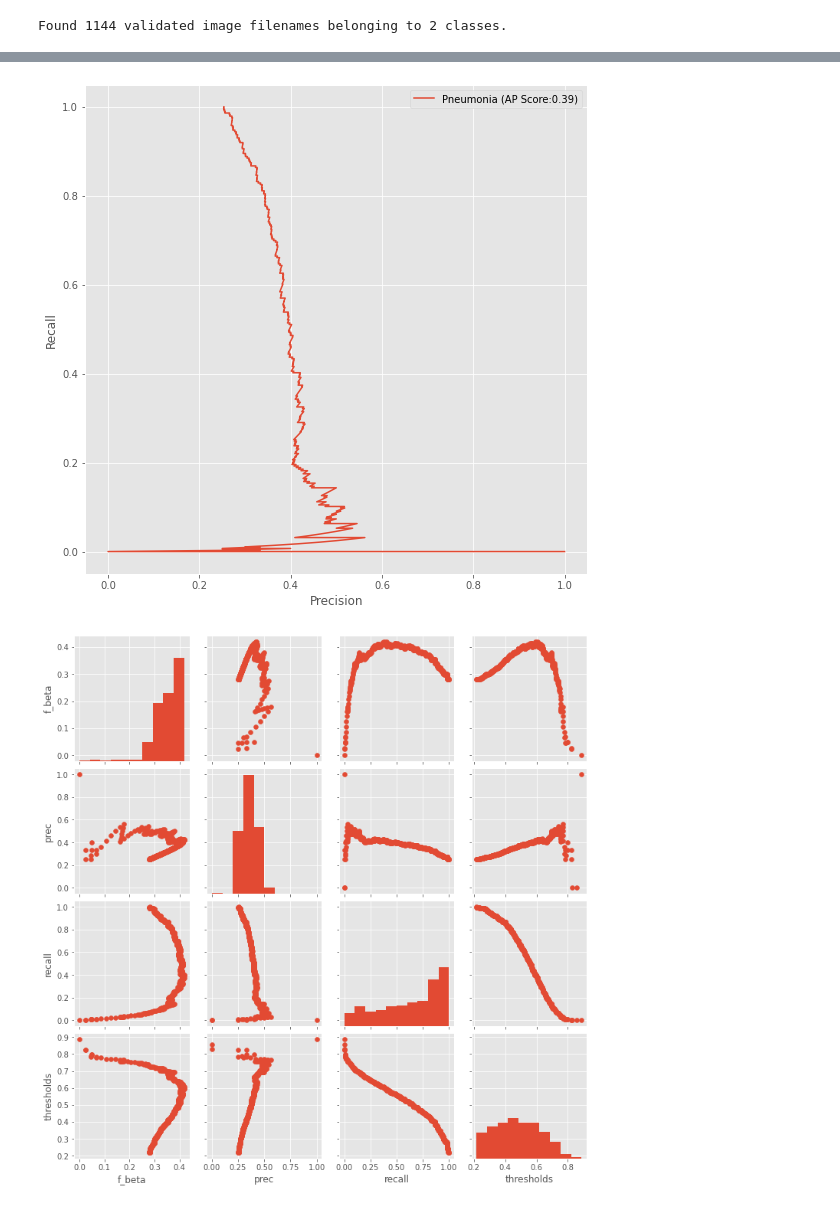
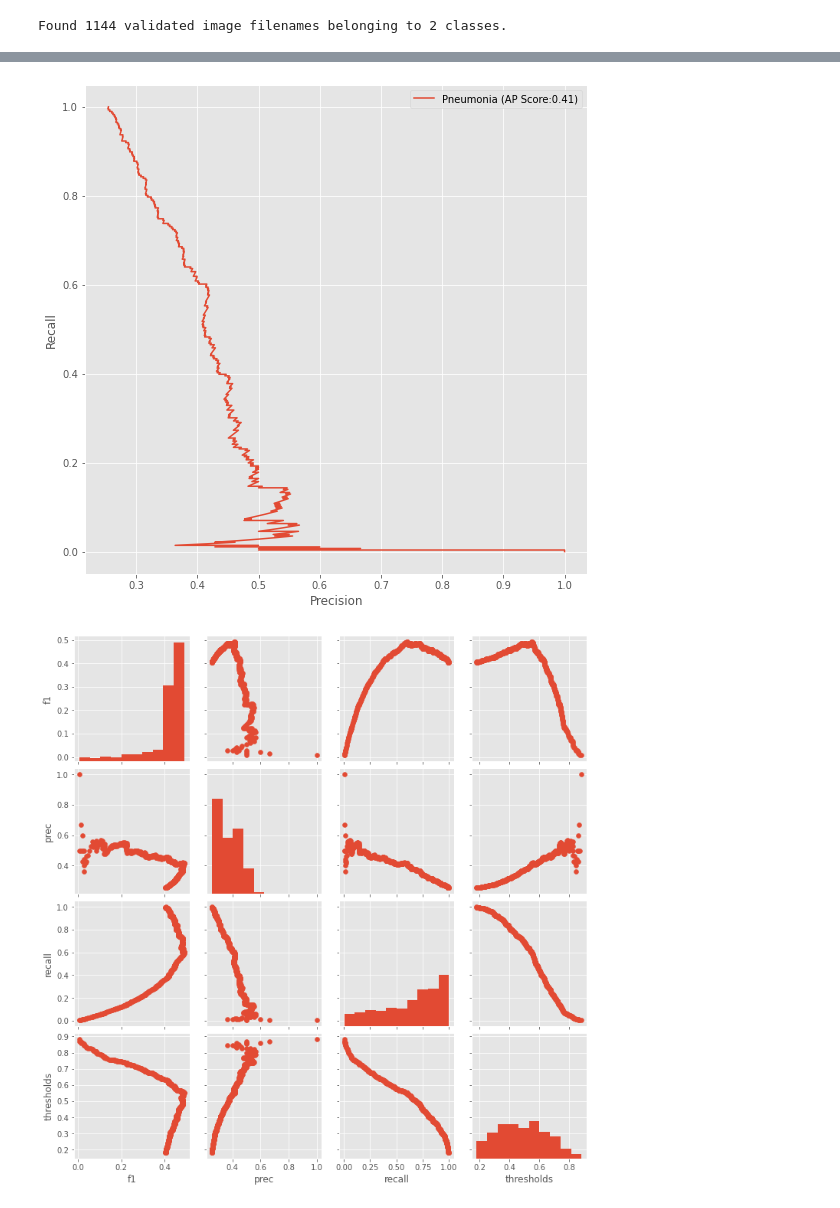
Before and after one commit to iDataist/Pneumonia-Detection-from-Chest-Xray, a Jupyter notebook: Build and train model.ipynb, the cells around one changed output, grey strips where cells are left out. Cells and saved outputs as stored; diff of their text form; code cells hidden in the pictures.

```diff
--- a/Build and train model.ipynb
+++ b/Build and train model.ipynb
@@ -140,6 +174,4 @@ model = build_model()
 # %%
-weight_path="{}_model.best.hdf5".format('xray_class')
-
 checkpoint = ModelCheckpoint(weight_path,
                              monitor= 'val_loss',
                              verbose=1,
@@ -161,21 +193,21 @@ early = EarlyStopping(monitor= 'val_loss',
 
 def step_decay(epoch):
     initial_lrate = 1e-4
-    drop = 0.618
-    epochs_drop = 5.0
+    drop = 0.5
+    epochs_drop = 10.0
     lrate = initial_lrate * math.pow(drop, math.floor((1+epoch)/epochs_drop))
     return lrate
 
-callbacks_list = [checkpoint, early, LearningRateScheduler(step_decay, verbose=1)] #reduce_lr
+callbacks_list = [checkpoint, early, LearningRateScheduler(step_decay, verbose=1)]
 # %% [markdown]
 ### Start training!
 # %%
-optimizer = Adam(lr=1e-4) # RMSprop(lr=1e-5)
+optimizer = Adam(lr=1e-4)
 loss = 'binary_crossentropy'
 metrics = ['binary_accuracy']
 model.compile(optimizer=optimizer, loss=loss, metrics=metrics)
 history = model.fit_generator(train_gen,
                           validation_data = (valX, valY),
-                          epochs = 15,
+                          epochs = 30,
                           callbacks = callbacks_list)
 # %% [output]
@@ -248,20 +287,20 @@ def plot_pr(t_y, p_y):
 
 plot_pr(valY, pred_Y)
 # %% [output]
-[figure, old version]
+[figure, new version]
 # %%
-def calc_f1(t_y, p_y, beta):
+def calc_f1(t_y, p_y):
     prec, recall, thresholds = precision_recall_curve(t_y, p_y)
-    return (1+beta**2)*(prec*recall)/(beta**2*prec+recall), prec, recall, thresholds
+    return 2*(prec*recall)/(prec+recall), prec, recall, thresholds
 
-f_beta, prec, recall, thresholds = calc_f1(valY, pred_Y, 0.382)
-thresholds = np.append(thresholds, thresholds[-1] + (thresholds[-1] - thresholds[-2]))
-metric_df = pd.DataFrame({'f_beta':f_beta, 'prec':prec, 'recall':recall, 'thresholds':thresholds})
+f1, prec, recall, thresholds = calc_f1(valY, pred_Y)
+
+metric_df = pd.DataFrame({'f1':f1[:-1], 'prec':prec[:-1], 'recall':recall[:-1], 'thresholds':thresholds})
 # %%
 # assess how changing the threshold changes the precision, recall, and F1
-g = sns.PairGrid(data = metric_df, vars = ['f_beta', 'prec', 'recall', 'thresholds'])
+g = sns.PairGrid(data = metric_df, vars = ['f1', 'prec', 'recall', 'thresholds'])
 g.map_diag(plt.hist);
 g.map_offdiag(plt.scatter);
 # %% [output]
-[figure, old version]
+[figure, new version]
 # %%
```
Also changed, not shown: parts of 14 cells of this notebook, 2 other files.
